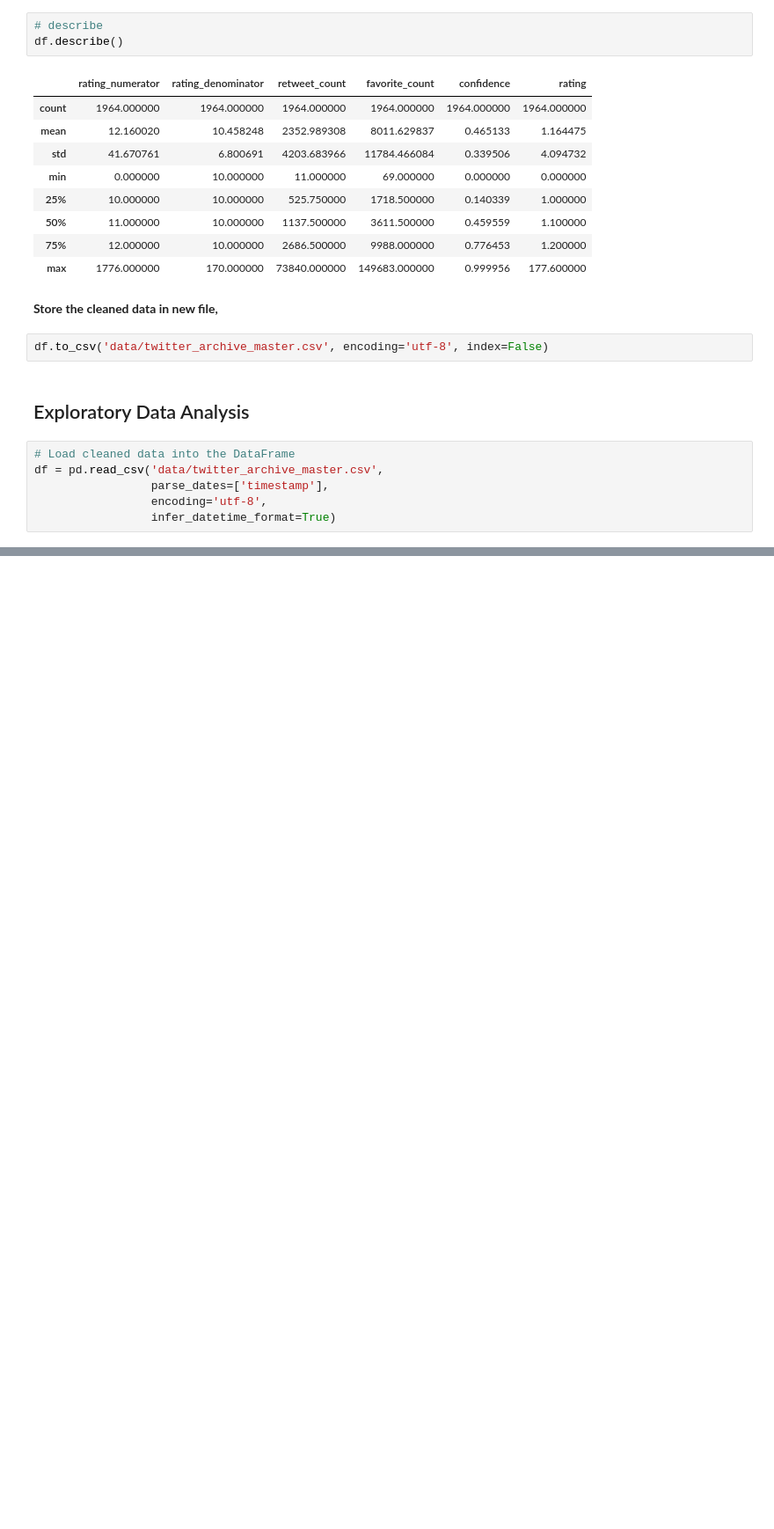
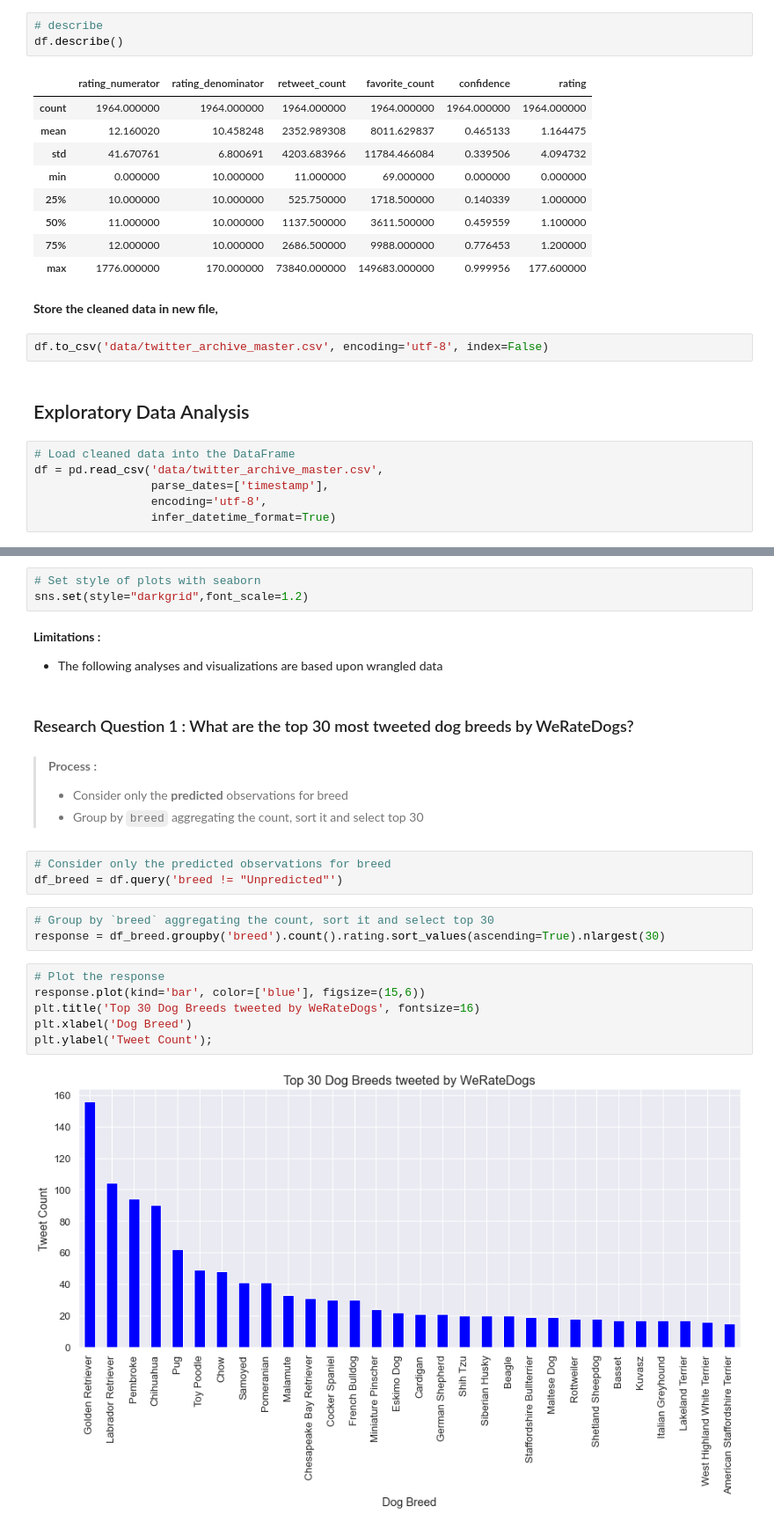
Before and after one commit to keer707/Wrangle-WeRateDogs-Twitter, a Jupyter notebook: wrangle_act.ipynb, the cells around one changed output, grey strips where cells are left out. Shown at 88% size. Drawn from its saved outputs; the diff is of its cells as text; blank space fills up the shorter version.

```diff
--- a/wrangle_act.ipynb
+++ b/wrangle_act.ipynb
@@ -1342,0 +1404,27 @@ memory usage: 245.6+ KB
+# %%
+# Set style of plots with seaborn
+sns.set(style="darkgrid",font_scale=1.2)
+# %% [markdown]
+**Limitations :**
+- The following analyses and visualizations are based upon wrangled data
+# %% [markdown]
+<a id='rq1'></a>
+### Research Question 1 : What are the top 30 most tweeted dog breeds by WeRateDogs?
+# %% [markdown]
+> **Process :**
+> - Consider only the **predicted** observations for breed
+> - Group by `breed` aggregating the count, sort it and select top 30
+# %%
+# Consider only the predicted observations for breed
+df_breed = df.query('breed != "Unpredicted"')
+# %%
+# Group by `breed` aggregating the count, sort it and select top 30
+response = df_breed.groupby('breed').count().rating.sort_values(ascending=True).nlargest(30)
+# %%
+# Plot the response
+response.plot(kind='bar', color=['blue'], figsize=(15,6))
+plt.title('Top 30 Dog Breeds tweeted by WeRateDogs', fontsize=16)
+plt.xlabel('Dog Breed')
+plt.ylabel('Tweet Count');
+# %% [output]
+[figure, added]
```
Also changed, not shown: parts of 75 cells of this notebook, 2 other files.
